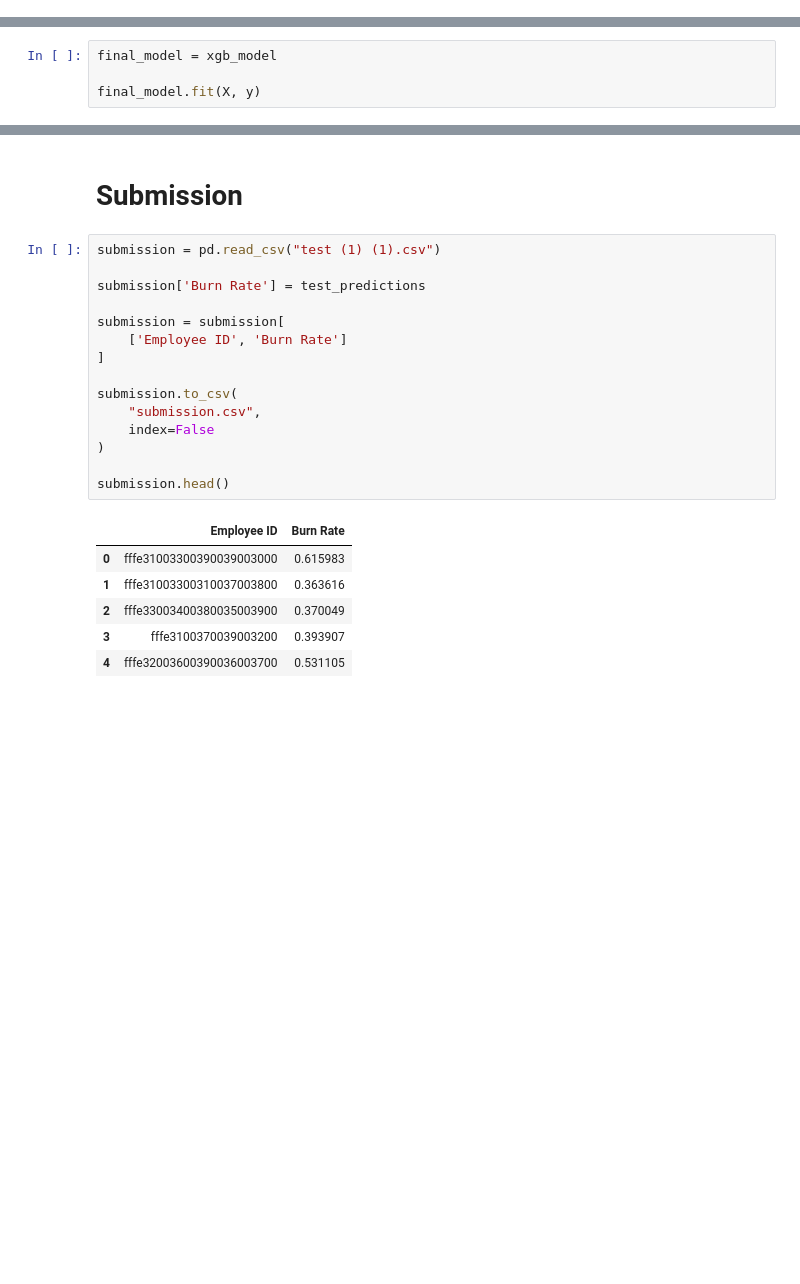
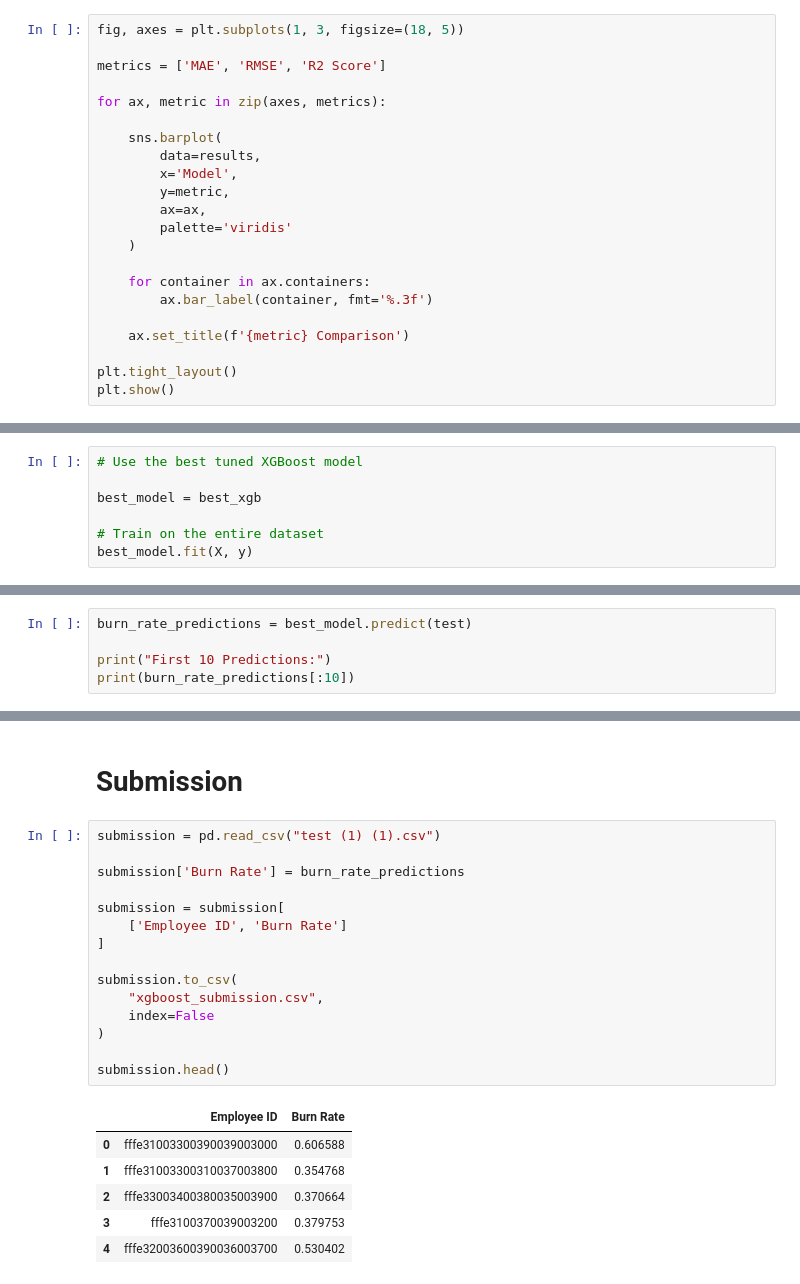
Before and after one commit to graceobonyo/Employee-Burn-out-Rate-Prediction, a Jupyter notebook: Burnoutrateanalysis.ipynb, the cells around one changed output, grey strips where cells are left out. Saved outputs shown, nothing was run; the diff lists cells and outputs as text; blank space fills up the shorter version.

Commit message:
model.ipynb

```diff
--- a/Burnoutrateanalysis.ipynb
+++ b/Burnoutrateanalysis.ipynb
@@ -430,0 +722,22 @@ R2: 0.9023240211456011
+# %%
+fig, axes = plt.subplots(1, 3, figsize=(18, 5))
+
+metrics = ['MAE', 'RMSE', 'R2 Score']
+
+for ax, metric in zip(axes, metrics):
+
+    sns.barplot(
+        data=results,
+        x='Model',
+        y=metric,
+        ax=ax,
+        palette='viridis'
+    )
+
+    for container in ax.containers:
+        ax.bar_label(container, fmt='%.3f')
+
+    ax.set_title(f'{metric} Comparison')
+
+plt.tight_layout()
+plt.show()
@@ -431,9 +829,12 @@ R2: 0.9023240211456011
 # %% [markdown]
 ## Training Final Model on Full Dataset
 # %%
-final_model = xgb_model
+# Use the best tuned XGBoost model
 
-final_model.fit(X, y)
+best_model = best_xgb
+
+# Train on the entire dataset
+best_model.fit(X, y)
 # %% [output]
 Pipeline(steps=[('preprocessor',
                  ColumnTransformer(transformers=[('num',
@@ -458,0 +858,5 @@ test_predictions = final_model.predict(test)
+# %%
+burn_rate_predictions = best_model.predict(test)
+
+print("First 10 Predictions:")
+print(burn_rate_predictions[:10])
@@ -461,22 +869,22 @@ test_predictions = final_model.predict(test)
 # %%
 submission = pd.read_csv("test (1) (1).csv")
 
-submission['Burn Rate'] = test_predictions
+submission['Burn Rate'] = burn_rate_predictions
 
 submission = submission[
     ['Employee ID', 'Burn Rate']
 ]
 
 submission.to_csv(
-    "submission.csv",
+    "xgboost_submission.csv",
     index=False
 )
 
 submission.head()
 # %% [output]
 |  | Employee ID | Burn Rate |
-| 0 | fffe31003300390039003000 | 0.615983 |
-| 1 | fffe31003300310037003800 | 0.363616 |
-| 2 | fffe33003400380035003900 | 0.370049 |
-| 3 | fffe3100370039003200 | 0.393907 |
-| 4 | fffe32003600390036003700 | 0.531105 |
+| 0 | fffe31003300390039003000 | 0.606588 |
+| 1 | fffe31003300310037003800 | 0.354768 |
+| 2 | fffe33003400380035003900 | 0.370664 |
+| 3 | fffe3100370039003200 | 0.379753 |
+| 4 | fffe32003600390036003700 | 0.530402 |
```
Also changed, not shown: parts of 52 cells of this notebook, 2 other files.
